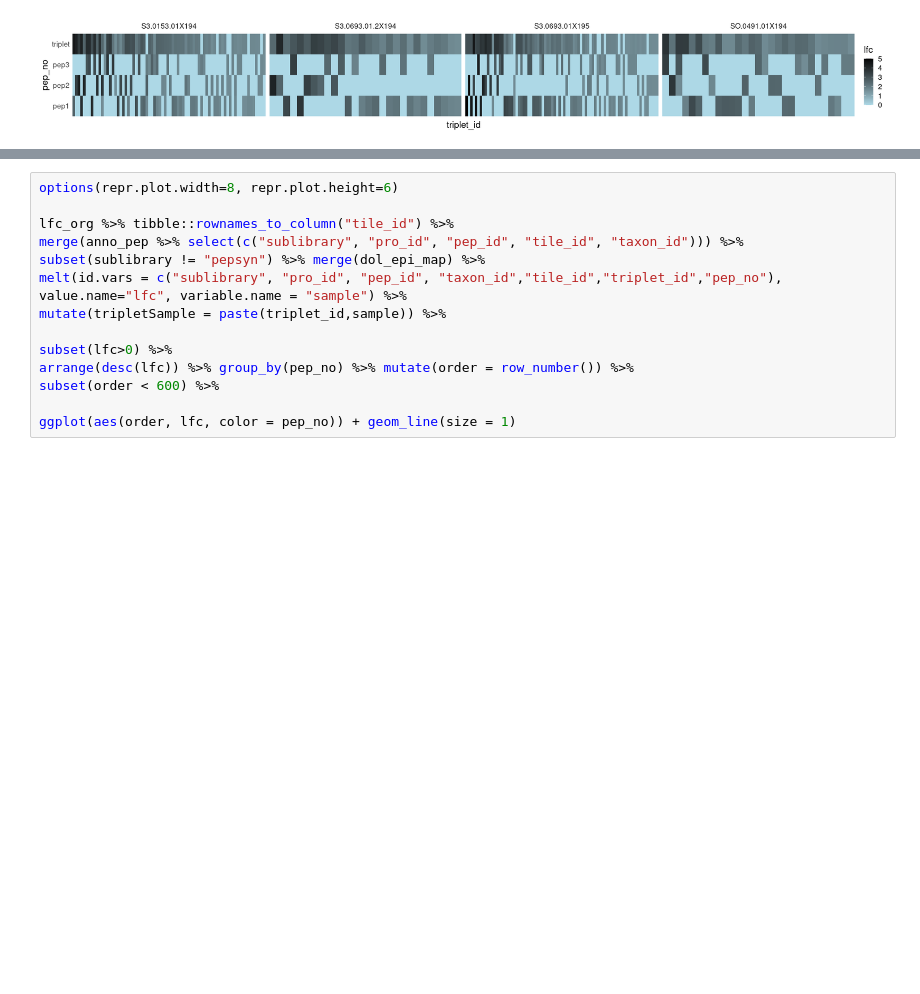
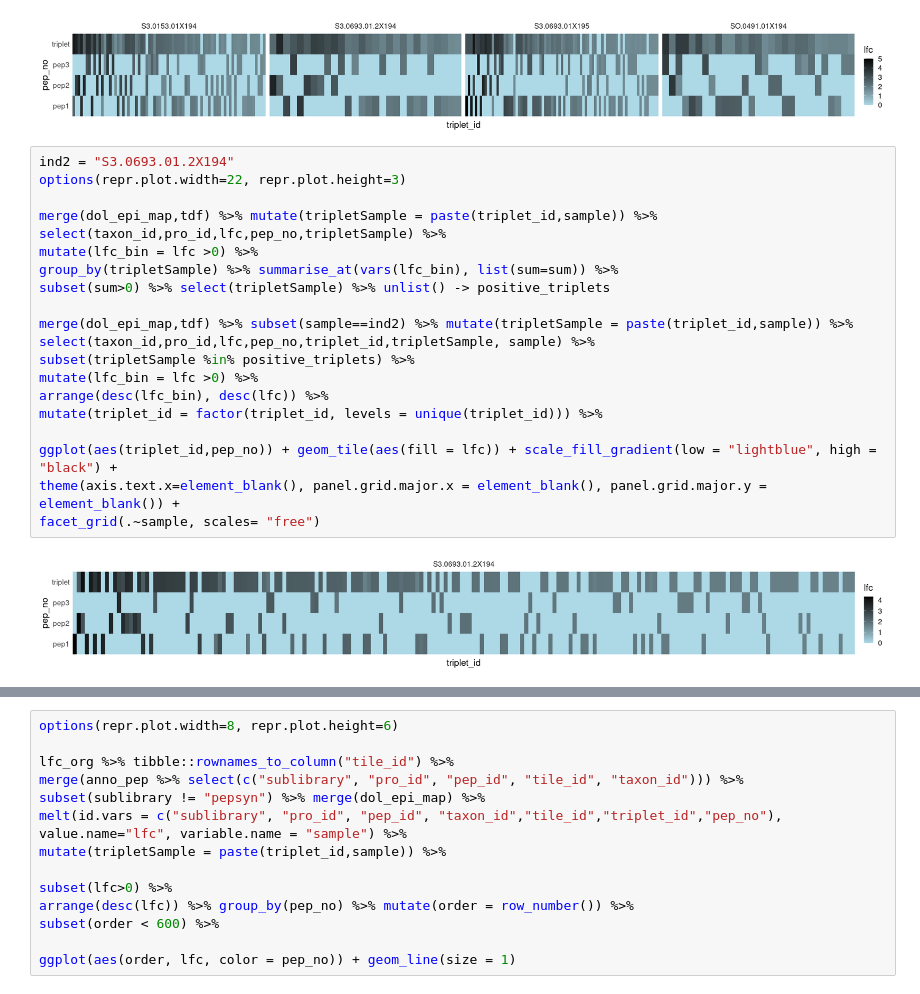
Before and after one commit to kepsi/Dolphyn, a Jupyter notebook: Manuscript Analyses/GPD_PhARscore_triplets.ipynb, the cells around one changed output, grey strips where cells are left out. Cells and saved outputs as stored; diff of their text form; blank space fills up the shorter version.

```diff
--- a/Manuscript Analyses/GPD_PhARscore_triplets.ipynb
+++ b/Manuscript Analyses/GPD_PhARscore_triplets.ipynb
@@ -60,3 +61,25 @@ theme(axis.text.x=element_blank(), panel.grid.major.x = element_blank(), panel.g
 facet_grid(.~sample, scales= "free")
 # %% [output]
 [figure]
+# %%
+ind2 = "S3.0693.01.2X194"
+options(repr.plot.width=22, repr.plot.height=3)
+
+merge(dol_epi_map,tdf) %>% mutate(tripletSample = paste(triplet_id,sample)) %>%
+select(taxon_id,pro_id,lfc,pep_no,tripletSample) %>%
+mutate(lfc_bin = lfc >0) %>%
+group_by(tripletSample) %>% summarise_at(vars(lfc_bin), list(sum=sum)) %>%
+subset(sum>0) %>% select(tripletSample) %>% unlist() -> positive_triplets
+
+merge(dol_epi_map,tdf) %>% subset(sample==ind2) %>% mutate(tripletSample = paste(triplet_id,sample)) %>%
+select(taxon_id,pro_id,lfc,pep_no,triplet_id,tripletSample, sample) %>%
+subset(tripletSample %in% positive_triplets) %>%
+mutate(lfc_bin = lfc >0) %>%
+arrange(desc(lfc_bin), desc(lfc)) %>%
+mutate(triplet_id = factor(triplet_id, levels = unique(triplet_id))) %>%
+
+ggplot(aes(triplet_id,pep_no)) + geom_tile(aes(fill = lfc)) + scale_fill_gradient(low = "lightblue", high = "black") +
+theme(axis.text.x=element_blank(), panel.grid.major.x = element_blank(), panel.grid.major.y = element_blank()) +
+facet_grid(.~sample, scales= "free")
+# %% [output]
+[figure, added]
```
Also changed, not shown: parts of 3 cells of this notebook, 8 other files.
